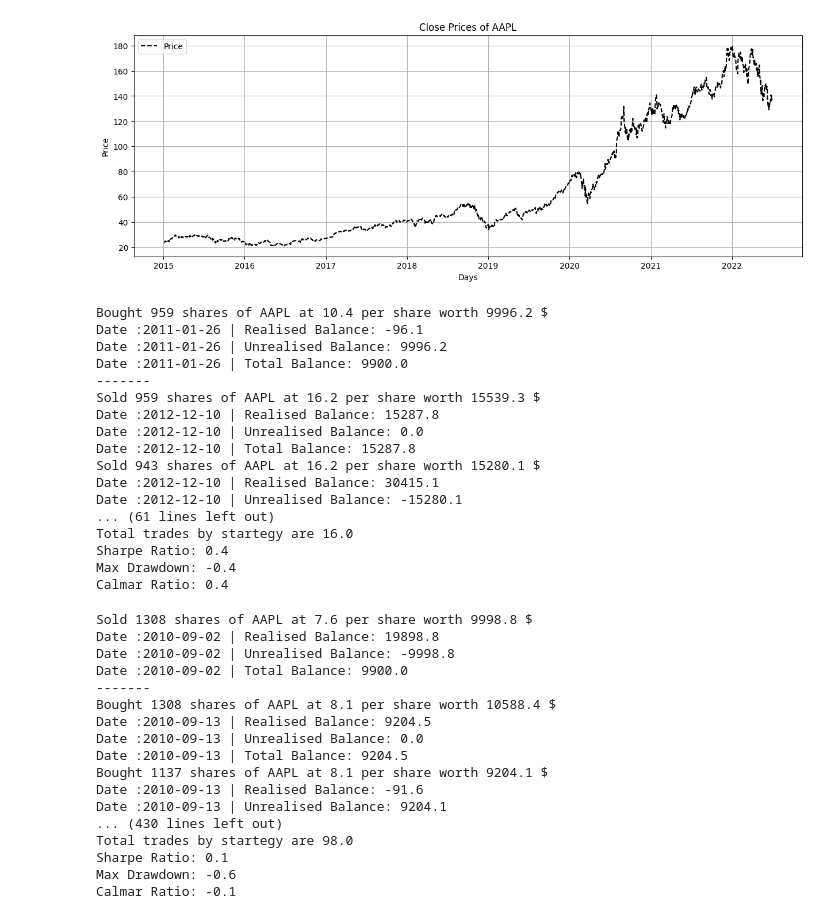
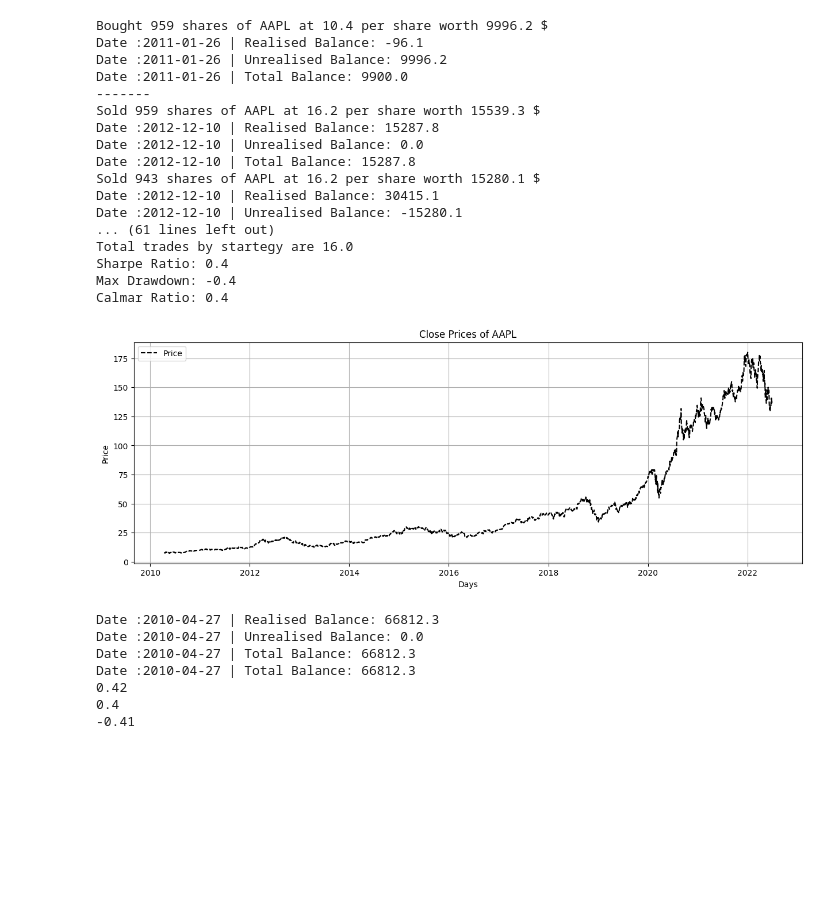
Before and after one commit to myonster/eventbasedbacktester, a Jupyter notebook: eventBasedBacktester.ipynb, the cells around one changed output. Saved outputs shown, nothing was run; the diff lists cells and outputs as text; code cells hidden in the pictures; blank space fills up the shorter version.

```diff
--- a/eventBasedBacktester.ipynb
+++ b/eventBasedBacktester.ipynb
@@ -168,12 +168,6 @@ class Common_Class():
       print( "Sharpe Ratio: {:0.1f}".format(self.compute_sharpe_ratio()))
       print( "Max Drawdown: {:0.1f}".format(self.compute_drawdown()))
       print( "Calmar Ratio: {:0.1f}".format(self.compute_calmar_ratio()))
-# %%
-if __name__ == "__main__":
-  A = Common_Class("AAPL", "2015-01-01", "2022-07-01","1d",10000, 0.0, True)
-  A.close_graph()
-# %% [output]
-[figure, removed]
 # %%
 class MA_Strategy(Common_Class):
 
@@ -228,44 +222,39 @@ class MA_Strategy(Common_Class):
 # %%
 if __name__ == "__main__":
   A = MA_Strategy("AAPL", "2010-04-10", "2022-07-01","1d",10000, 0.01, True)
   A.run_strategy(50,200)
+
+  A.close_graph()
+  A.realised_balance(10)
+  A.unrealised_balance(10)
+  A.total_balance(10)
+  A.total_balance(10)
+  print(A.compute_sharpe_ratio())
+  print(A.compute_calmar_ratio())
+  print(A.compute_drawdown())
 # %% [output]
 Bought 959 shares of AAPL at 10.4 per share worth 9996.2 $
 Date :2011-01-26 | Realised Balance: -96.1
 Date :2011-01-26 | Unrealised Balance: 9996.2
 Date :2011-01-26 | Total Balance: 9900.0
 -------
 Sold 959 shares of AAPL at 16.2 per share worth 15539.3 $
 Date :2012-12-10 | Realised Balance: 15287.8
 Date :2012-12-10 | Unrealised Balance: 0.0
 Date :2012-12-10 | Total Balance: 15287.8
 Sold 943 shares of AAPL at 16.2 per share worth 15280.1 $
 Date :2012-12-10 | Realised Balance: 30415.1
 Date :2012-12-10 | Unrealised Balance: -15280.1
 ... (61 lines left out)
 Total trades by startegy are 16.0
 Sharpe Ratio: 0.4
 Max Drawdown: -0.4
 Calmar Ratio: 0.4
+[figure, added]
+Date :2010-04-27 | Realised Balance: 66812.3
+Date :2010-04-27 | Unrealised Balance: 0.0
+Date :2010-04-27 | Total Balance: 66812.3
+Date :2010-04-27 | Total Balance: 66812.3
+0.42
+0.4
+-0.41
-# %%
-if __name__ == "__main__":
-  A = MA_Strategy("AAPL", "2010-04-10", "2022-07-01","1d",10000, 0.01, True)
-  A.run_strategy(10,100)
-# %% [output]
-Sold 1308 shares of AAPL at 7.6 per share worth 9998.8 $
-Date :2010-09-02 | Realised Balance: 19898.8
-Date :2010-09-02 | Unrealised Balance: -9998.8
-Date :2010-09-02 | Total Balance: 9900.0
--------
-Bought 1308 shares of AAPL at 8.1 per share worth 10588.4 $
-Date :2010-09-13 | Realised Balance: 9204.5
-Date :2010-09-13 | Unrealised Balance: 0.0
-Date :2010-09-13 | Total Balance: 9204.5
-Bought 1137 shares of AAPL at 8.1 per share worth 9204.1 $
-Date :2010-09-13 | Realised Balance: -91.6
-Date :2010-09-13 | Unrealised Balance: 9204.1
-... (430 lines left out)
-Total trades by startegy are 98.0
-Sharpe Ratio: 0.1
-Max Drawdown: -0.6
-Calmar Ratio: -0.1
```
Also changed, not shown: parts of 1 cell of this notebook.
